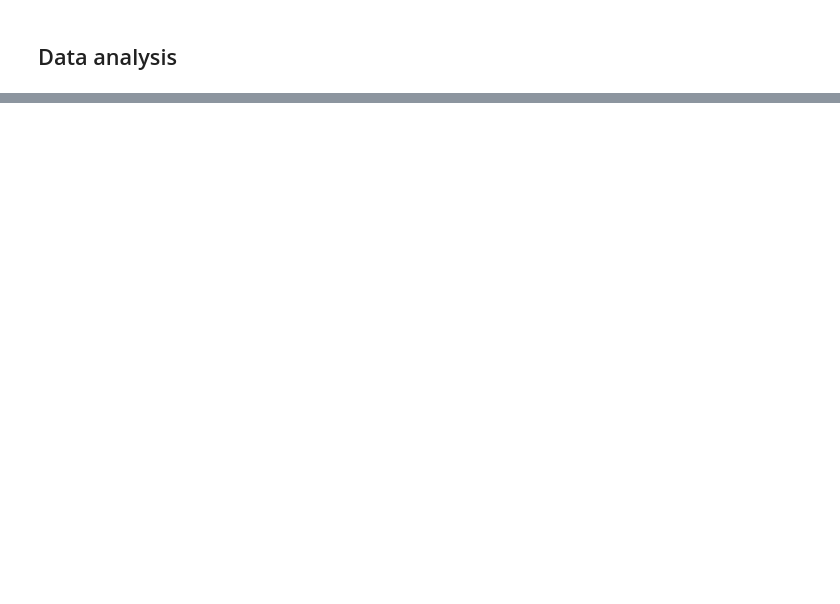
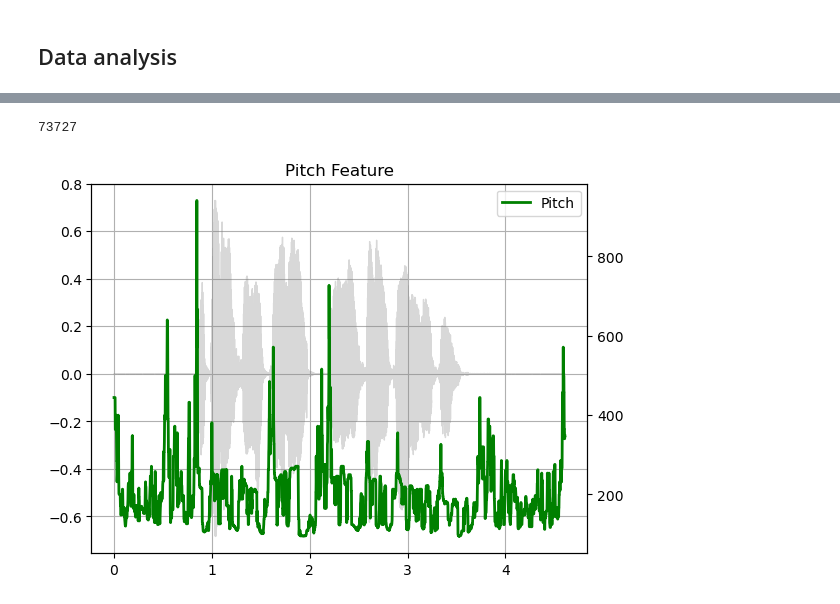
Before and after one commit to Gahtao/DL-Project, a Jupyter notebook: model B/1 Data Analysis.ipynb, the cells around one changed output, grey strips where cells are left out. Drawn from its saved outputs; the diff is of its cells as text; code cells hidden in the pictures; blank space fills up the shorter version.

```diff
--- a/model B/1 Data Analysis.ipynb
+++ b/model B/1 Data Analysis.ipynb
@@ -77,0 +140,36 @@ AttributeError: module 'matplotlib' has no attribute 'bar'
+# %%
+#pitch detection
+
+person = 5
+print(len(df_train.audio[person][0]))
+pitch = torchaudio.functional.detect_pitch_frequency(
+  df_train.audio[person][0],
+  16000,
+  frame_time = 0.001,
+  win_length = 30,
+  freq_low = 85,
+  freq_high = 3400
+)
+
+
+
+def plot_pitch(waveform, sr, pitch):
+    figure, axis = plt.subplots(1, 1)
+    axis.set_title("Pitch Feature")
+    axis.grid(True)
+
+    end_time = waveform.shape[0] / sr
+    time_axis = torch.linspace(0, end_time, waveform.shape[0])
+    axis.plot(time_axis, waveform, linewidth=1, color="gray", alpha=0.3)
+
+    axis2 = axis.twinx()
+    time_axis = torch.linspace(0, end_time, pitch.shape[0])
+    axis2.plot(time_axis, pitch, linewidth=2, label="Pitch", color="green")
+
+    axis2.legend(loc=0)
+
+
+plot_pitch(df_train.audio[person][0], 16000, pitch)
+# %% [output]
+73727
+[figure, added]
```
Also changed, not shown: parts of 10 cells of this notebook.
